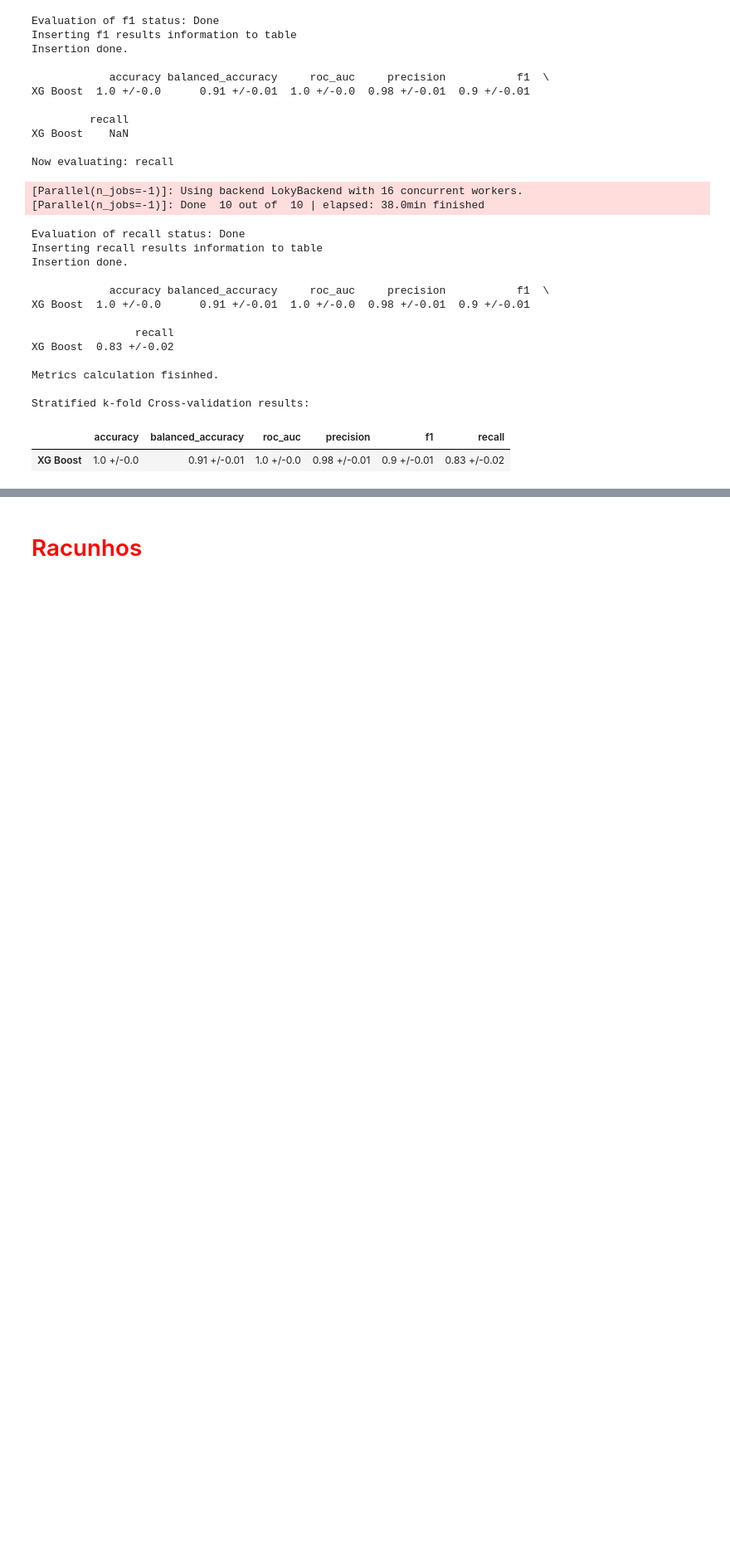
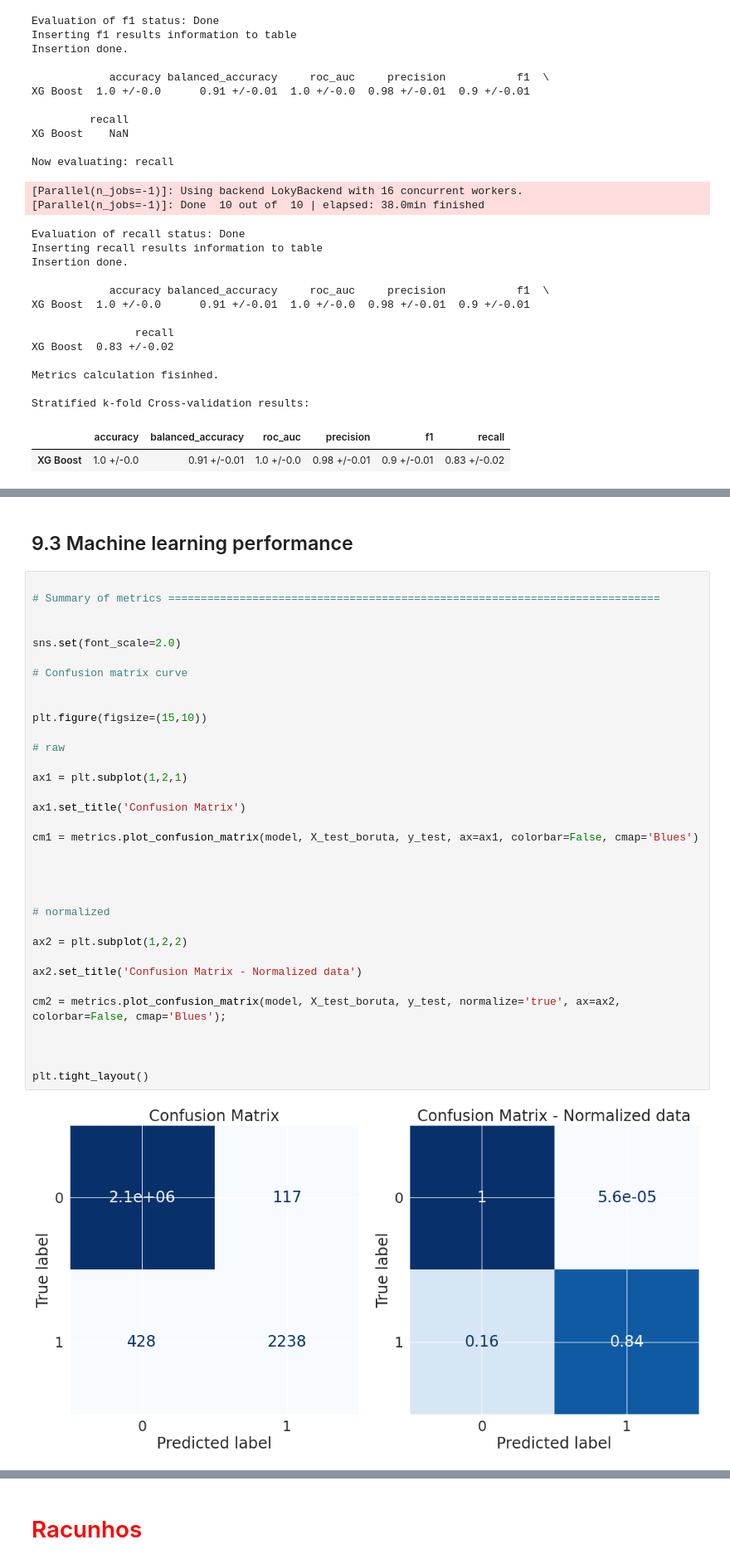
Before and after one commit to GustavoHBDuarte/fraud-detection, a Jupyter notebook: notebook_main.ipynb, the cells around one changed output, grey strips where cells are left out. Shown at 83% size. Drawn from its saved outputs; the diff is of its cells as text; blank space fills up the shorter version.

```diff
--- a/notebook_main.ipynb
+++ b/notebook_main.ipynb
@@ -2218,0 +2643,38 @@ metrics.plot_confusion_matrix(log_reg, X_test_boruta, y_test);
+# %% [markdown]
+## 9.3 Machine learning performance
+# %%
+
+# Summary of metrics ============================================================================
+
+
+sns.set(font_scale=2.0)
+
+# Confusion matrix curve
+
+
+plt.figure(figsize=(15,10))
+
+# raw
+
+ax1 = plt.subplot(1,2,1)
+
+ax1.set_title('Confusion Matrix')
+
+cm1 = metrics.plot_confusion_matrix(model, X_test_boruta, y_test, ax=ax1, colorbar=False, cmap='Blues')
+
+
+
+
+# normalized
+
+ax2 = plt.subplot(1,2,2)
+
+ax2.set_title('Confusion Matrix - Normalized data')
+
+cm2 = metrics.plot_confusion_matrix(model, X_test_boruta, y_test, normalize='true', ax=ax2, colorbar=False, cmap='Blues');
+
+
+
+plt.tight_layout()
+# %% [output]
+[figure, added]
```
Also changed, not shown: parts of 38 cells of this notebook.
